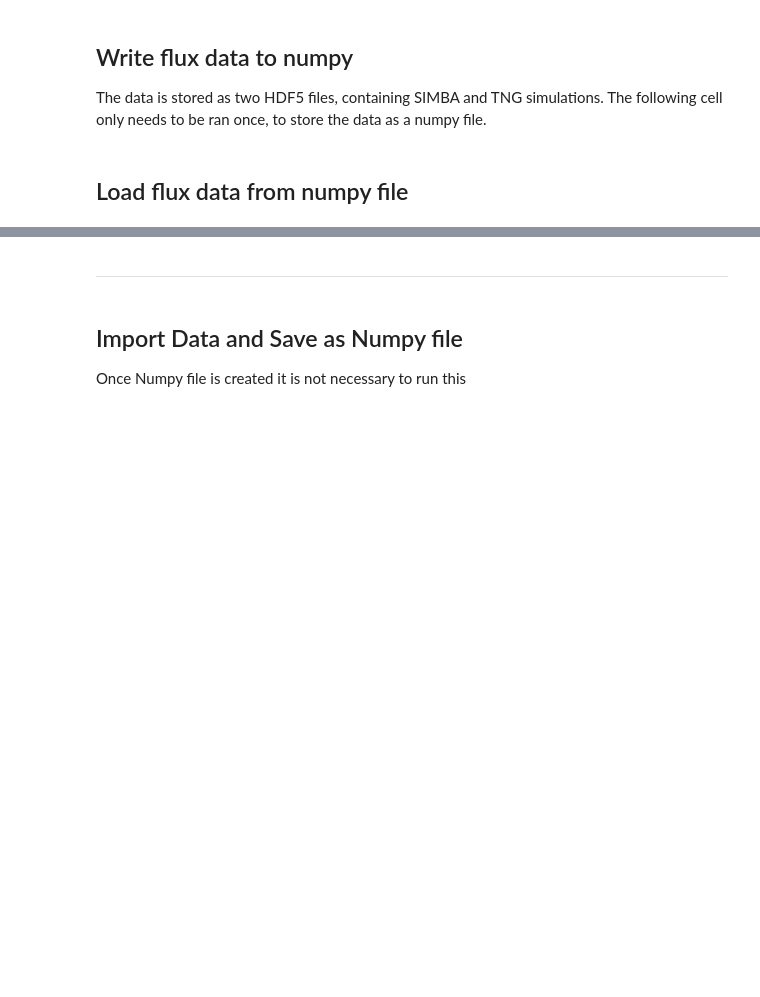
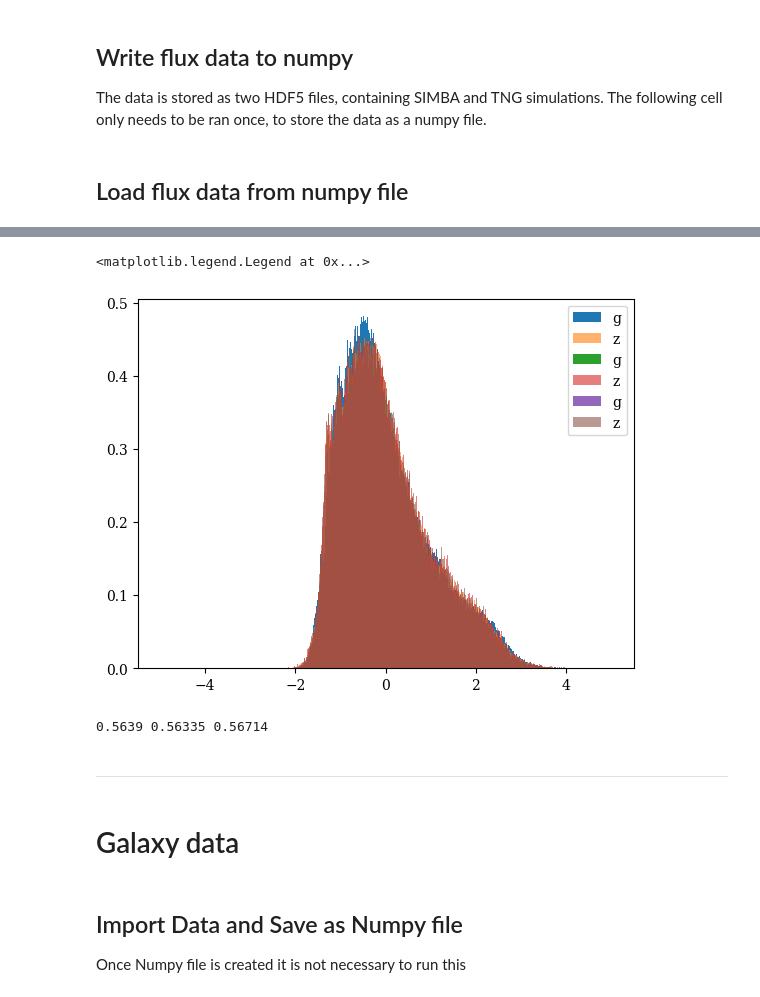
Before and after one commit to cjpdrury/evidence_networks, a Jupyter notebook: evidence_network_flux.ipynb, the cells around one changed output, grey strips where cells are left out. Drawn from its saved outputs; the diff is of its cells as text; code cells hidden in the pictures; blank space fills up the shorter version.

```diff
--- a/evidence_network_flux.ipynb
+++ b/evidence_network_flux.ipynb
@@ -195,0 +210,22 @@ df.head()
+# %%
+# normalise each set of data.
+
+x_train_scaled = np.copy(x_train)
+x_train_scaled[:,:2] = np.log(x_train_scaled[:,:2])
+scaler = StandardScaler()
+scaler.fit(x_train_scaled)
+x_train_scaled = scaler.transform(x_train_scaled)
+
+def data_scaler(data):
+    """
+    Scales input testing and validation data
+    """
+
+    data_scaled = np.copy(data)
+    data_scaled[:,0] = np.log(data[:,0])
+    data_scaled = scaler.transform(data_scaled)
+
+    return data_scaled
+
+x_test_scaled = data_scaler(x_test)
+x_val_scaled = data_scaler(x_val)
@@ -196,5 +236,27 @@ df.head()
+# %%
+# check distributions match
+_ = plt.hist(x_train_scaled[:,1],bins=np.linspace(-5,5,512),density=True, label='g')
+_ = plt.hist(x_train_scaled[:,0],bins=np.linspace(-5,5,512),alpha=0.6,density=True, label='z')
+
+_ = plt.hist(x_val_scaled[:,1],bins=np.linspace(-5,5,512),density=True, label='g')
+_ = plt.hist(x_val_scaled[:,0],bins=np.linspace(-5,5,512),alpha=0.6,density=True, label='z')
+
+_ = plt.hist(x_test_scaled[:,1],bins=np.linspace(-5,5,512),density=True, label='g')
+_ = plt.hist(x_test_scaled[:,0],bins=np.linspace(-5,5,512),alpha=0.6,density=True, label='z')
+
+plt.legend()
+# %% [output]
+<matplotlib.legend.Legend at 0x...>
+[figure, added]
+# %%
+# check the fraction of each model is the same in each set
+print(np.mean(y_train), np.mean(y_val),np.mean(y_test) )
+# %% [output]
+0.5639 0.56335 0.56714
 # %% [markdown]
 ---------------------------------------------------------
+# %% [markdown]
+# Galaxy data
 # %% [markdown]
 ## Import Data and Save as Numpy file
 Once Numpy file is created it is not necessary to run this
```
Also changed, not shown: parts of 27 cells of this notebook.
